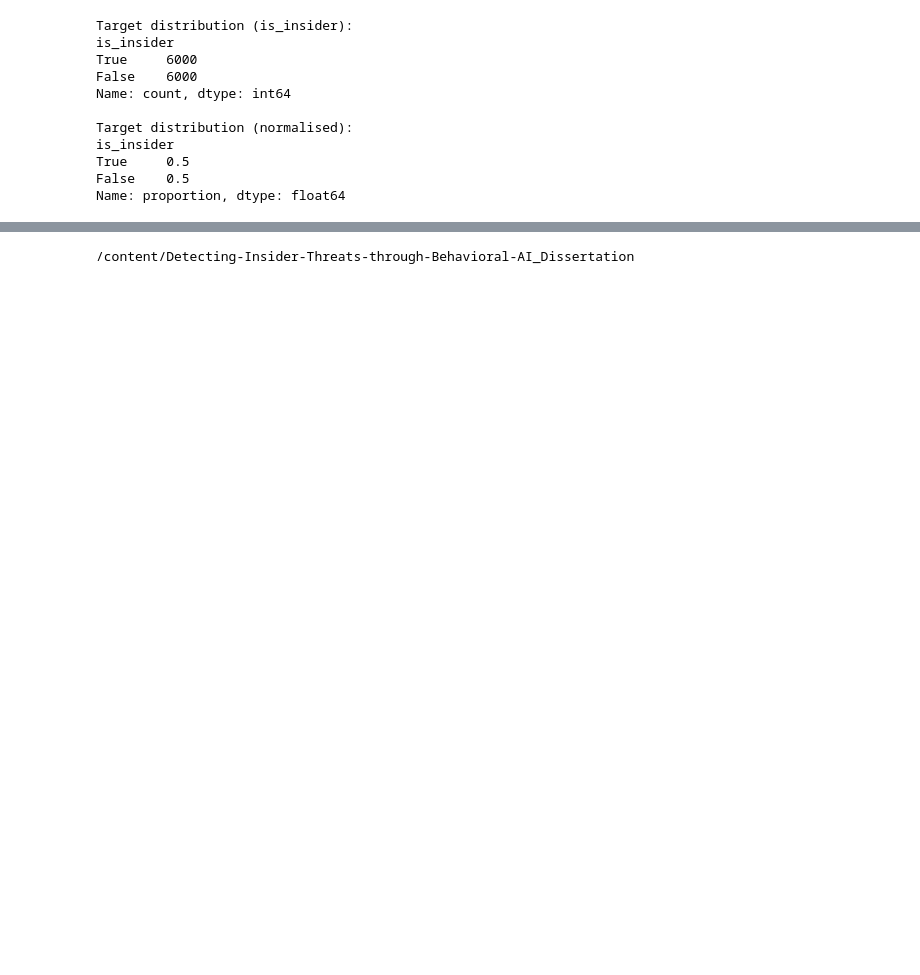
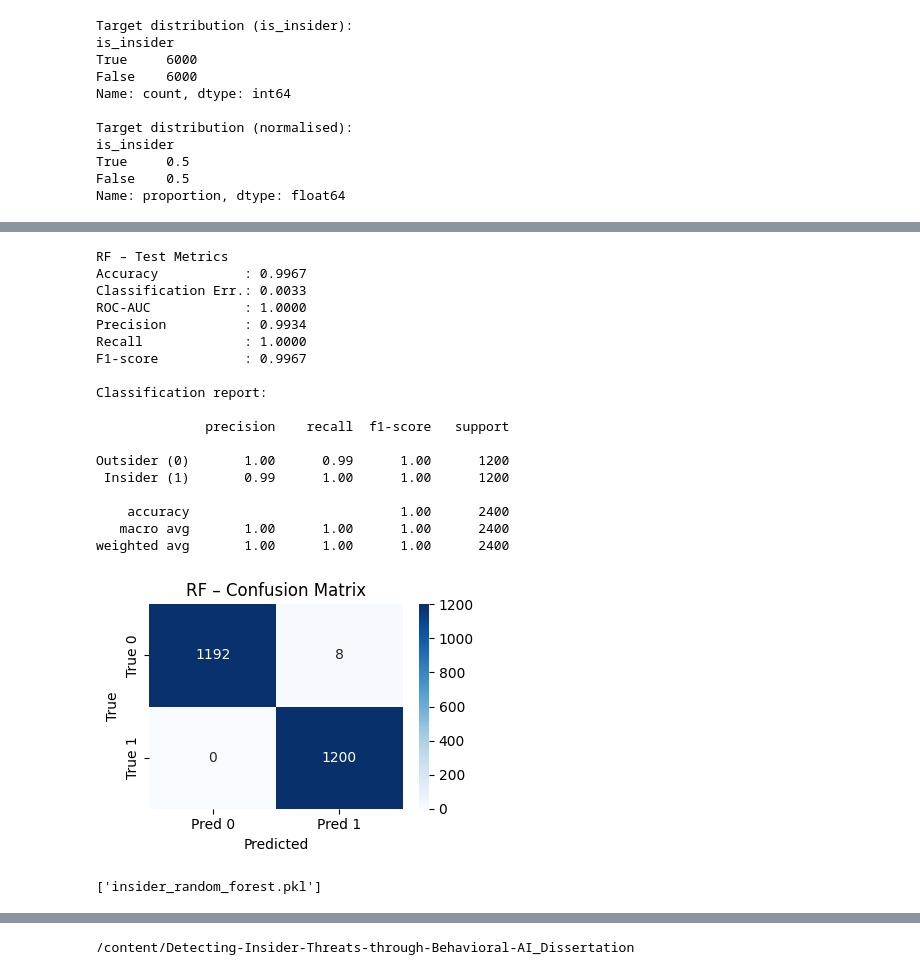
Before and after one commit to egyinmoe/Detecting-Insider-Threats-through-Behavioral-AI_Dissertation, a Jupyter notebook: Ver2_Insiderthreat_withgithub.ipynb, the cells around one changed output, grey strips where cells are left out. Cells and saved outputs as stored; diff of their text form; code cells hidden in the pictures; blank space fills up the shorter version.

```diff
--- a/Ver2_Insiderthreat_withgithub.ipynb
+++ b/Ver2_Insiderthreat_withgithub.ipynb
@@ -274,0 +218,43 @@ weighted avg       1.00      1.00      1.00      2400
+# %%
+#7: Random Forest (RF)
+
+rf_clf = Pipeline(steps=[
+    ("preprocessor", preprocessor),
+    ("model", RandomForestClassifier(
+        n_estimators=200,
+        random_state=RANDOM_STATE,
+        class_weight="balanced",
+        n_jobs=-1
+    ))
+])
+
+rf_clf.fit(X_train, y_train)
+
+y_pred_rf  = rf_clf.predict(X_test)
+y_proba_rf = rf_clf.predict_proba(X_test)[:, 1]
+
+evaluate_and_store("RF", y_test, y_pred_rf, y_proba_rf)
+
+# Save model
+joblib.dump(rf_clf, "insider_random_forest.pkl")
+# %% [output]
+RF – Test Metrics
+Accuracy           : 0.9967
+Classification Err.: 0.0033
+ROC-AUC            : 1.0000
+Precision          : 0.9934
+Recall             : 1.0000
+F1-score           : 0.9967
+
+Classification report:
+
+              precision    recall  f1-score   support
+
+Outsider (0)       1.00      0.99      1.00      1200
+ Insider (1)       0.99      1.00      1.00      1200
+
+    accuracy                           1.00      2400
+   macro avg       1.00      1.00      1.00      2400
+weighted avg       1.00      1.00      1.00      2400
+[figure, added]
+['insider_random_forest.pkl']
```
Also changed, not shown: parts of 31 cells of this notebook.
